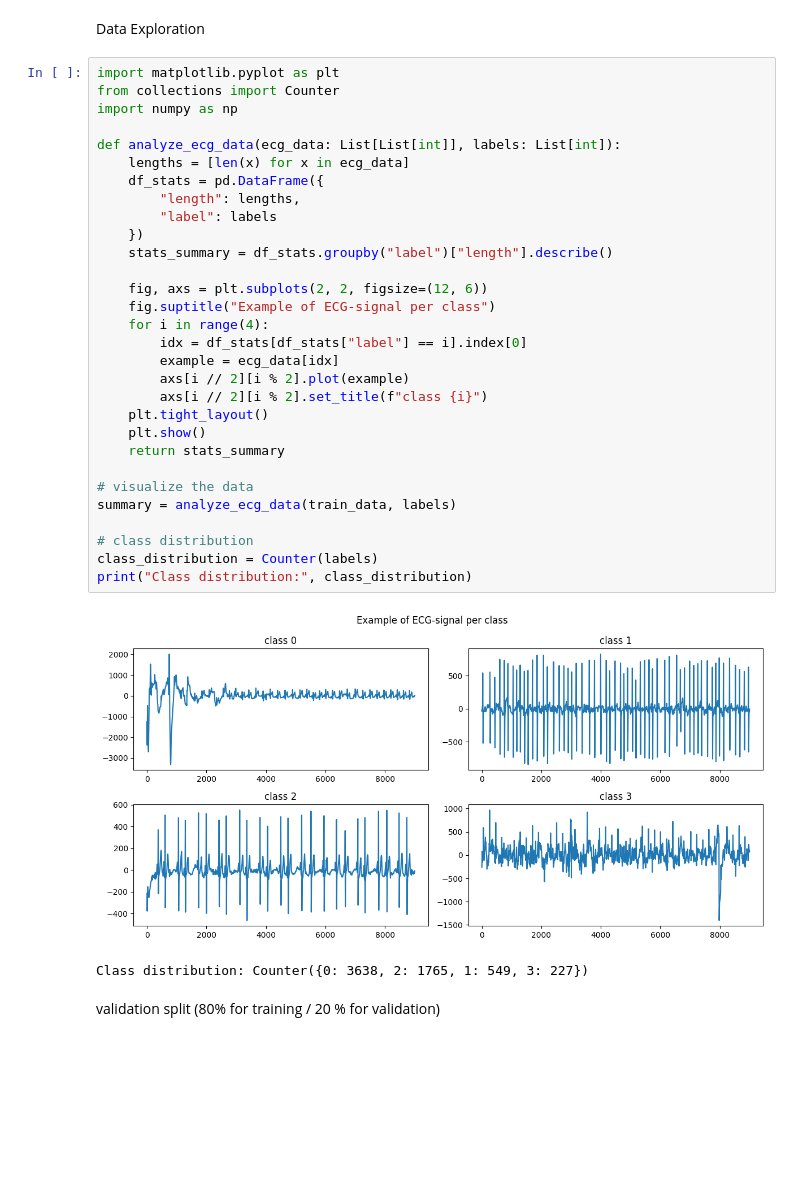
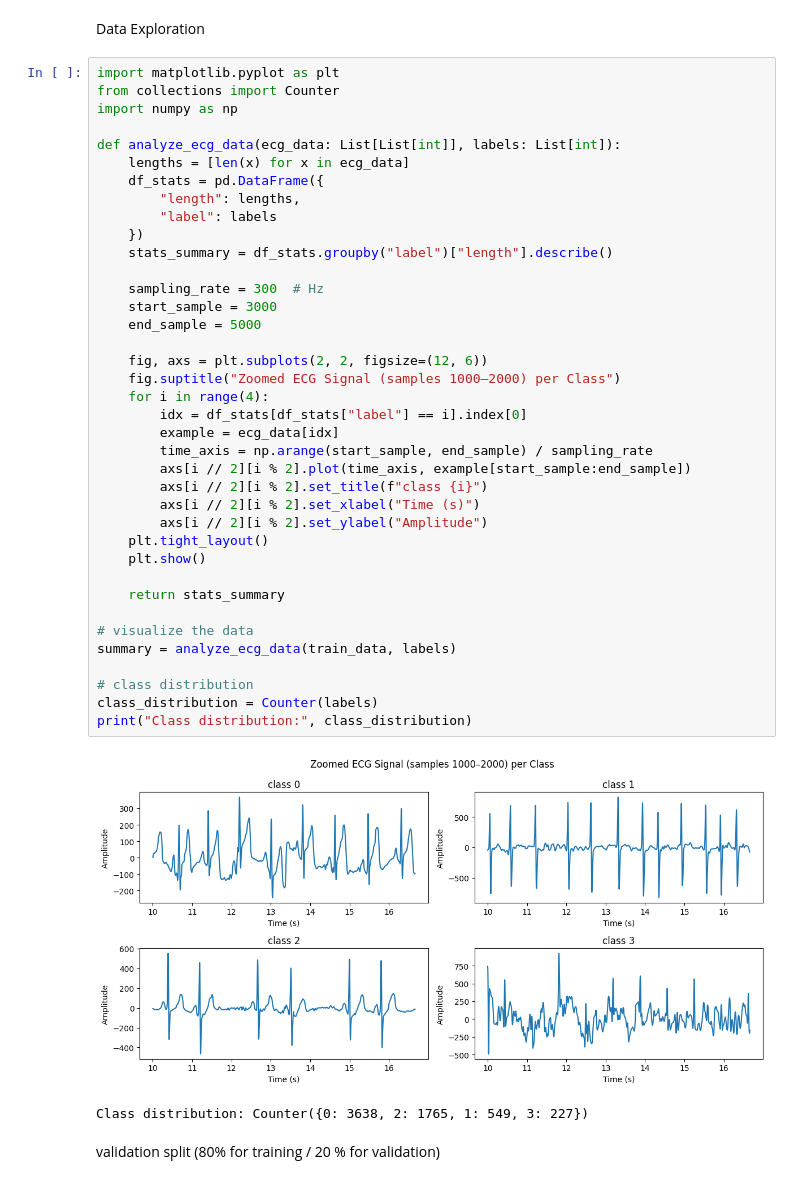
Before and after one commit to denrique99/AMLS_Exercise, a Jupyter notebook: 1.1_dataset_exploration/ecg_dataset_exploration.ipynb, the cells around one changed output. Saved outputs shown, nothing was run; the diff lists cells and outputs as text; blank space fills up the shorter version.

Commit message:
modified plotting

```diff
--- a/1.1_dataset_exploration/ecg_dataset_exploration.ipynb
+++ b/1.1_dataset_exploration/ecg_dataset_exploration.ipynb
@@ -44,35 +44,43 @@ Data Exploration
 # %%
 import matplotlib.pyplot as plt
 from collections import Counter
 import numpy as np
 
 def analyze_ecg_data(ecg_data: List[List[int]], labels: List[int]):
     lengths = [len(x) for x in ecg_data]
     df_stats = pd.DataFrame({
         "length": lengths,
         "label": labels
     })
     stats_summary = df_stats.groupby("label")["length"].describe()
 
+    sampling_rate = 300  # Hz
+    start_sample = 3000
+    end_sample = 5000
+
     fig, axs = plt.subplots(2, 2, figsize=(12, 6))
-    fig.suptitle("Example of ECG-signal per class")
+    fig.suptitle("Zoomed ECG Signal (samples 1000–2000) per Class")
     for i in range(4):
         idx = df_stats[df_stats["label"] == i].index[0]
         example = ecg_data[idx]
-        axs[i // 2][i % 2].plot(example)
+        time_axis = np.arange(start_sample, end_sample) / sampling_rate
+        axs[i // 2][i % 2].plot(time_axis, example[start_sample:end_sample])
         axs[i // 2][i % 2].set_title(f"class {i}")
+        axs[i // 2][i % 2].set_xlabel("Time (s)")
+        axs[i // 2][i % 2].set_ylabel("Amplitude")
     plt.tight_layout()
     plt.show()
+
     return stats_summary
 
 # visualize the data
 summary = analyze_ecg_data(train_data, labels)
 
 # class distribution
 class_distribution = Counter(labels)
 print("Class distribution:", class_distribution)
 # %% [output]
-[figure, old version]
+[figure, new version]
 Class distribution: Counter({0: 3638, 2: 1765, 1: 549, 3: 227})
 # %% [markdown]
 validation split (80% for training / 20 % for validation)
```
